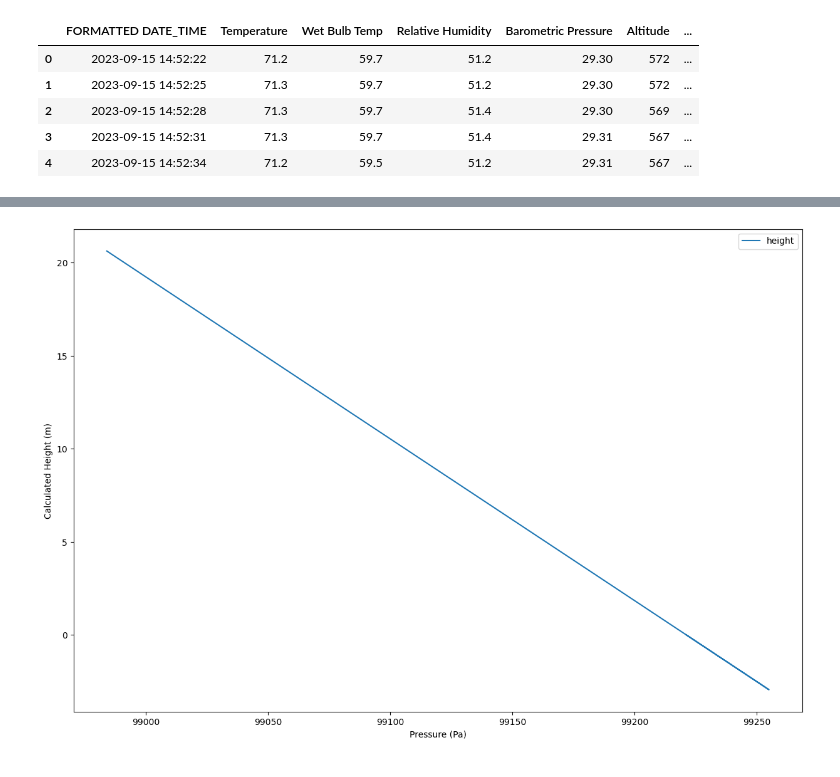
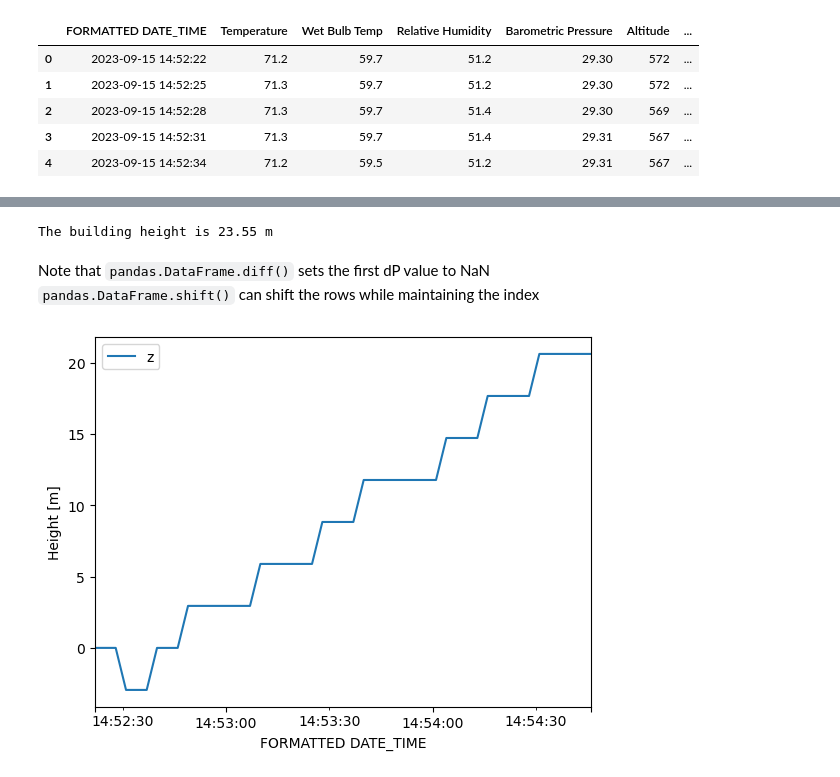
Before and after one commit to match798/G690, a Jupyter notebook: 04_digging_further_into_data_wrangling/04_estimating_building_height.ipynb, the cells around one changed output, grey strips where cells are left out. Drawn from its saved outputs; the diff is of its cells as text; code cells hidden in the pictures.

Commit message:
reorganize the cells and correct errors in exercise 04

```diff
--- a/04_digging_further_into_data_wrangling/04_estimating_building_height.ipynb
+++ b/04_digging_further_into_data_wrangling/04_estimating_building_height.ipynb
@@ -52,8 +54,9 @@ import matplotlib.pyplot as plt
 # %%
-# open weather measurement file
+""" Read weather measurement file """
 file_path = "WEATHER_-_2414786_Sep_15_2023_2_54_46_PM.csv"
-weather_df = pd.read_csv(file_path, skiprows=[0, 1, 2, 4], header=0, usecols=range(0,16), parse_dates=[0])
-weather_df.head()
+
+kestrel_df = pd.read_csv(file_path, skiprows=[0, 1, 2, 4], header=0, usecols=range(0,16), parse_dates=[0])
+kestrel_df.head()
 # %% [output]
 |  | FORMATTED DATE_TIME | Temperature | Wet Bulb Temp | Relative Humidity | Barometric Pressure | Altitude | ... |
 | 0 | 2023-09-15 14:52:22 | 71.2 | 59.7 | 51.2 | 29.30 | 572 | ... |
@@ -105,9 +117,60 @@ weather_df['height'] = weather_df['h_diff'].cumsum()
+# %%
+""" Estimate building height by using the min and max temperature and air pressure.
+Credit: 04_estimating_building_height_SOLUTION_with_error.ipynb """
+
+# set variables
+T = kestrel_df['Temperature'].mean() # F
+P = kestrel_df['Station Pressure'].mean() # inHg
+Pmin = kestrel_df['Station Pressure'].min() # inHg
+Pmax = kestrel_df['Station Pressure'].max() # inHg
+
+# convert units
+T = 273.15 + ((T - 32.0) * (5.0/9.0))  # K
+P /= 0.00029530  # Pa
+Pmin /= 0.00029530  # Pa
+Pmax /= 0.00029530  # Pa
+
+# calculate the change in height
+dP = Pmin - Pmax
+dz = -(Rd*T/g) * (dP/P)
+
+print(f"The building height is {dz:2.2f} m")
+# %% [output]
+The building height is 23.55 m
+# %%
+""" Estimate height by numerical integration """
+# Convert units to metrics
+kestrel_df['T_K'] = 273.15 + ((kestrel_df['Temperature'] - 32.0) * (5.0/9.0))
+kestrel_df['P_Pa'] = kestrel_df['Station Pressure']/0.00029530
+
+# calcualte the changes in station pressure (same length)
+kestrel_df['dP'] = kestrel_df['P_Pa'].diff()
+""" Correction: alter the value directly on the original dataframe rather than the column slice which is a view"""
+# set the first value to zero
+kestrel_df.at[0, 'dP'] = 0
+
+""" Correction: this sum is based on index but not length, so it's wrong.
+kestrel_df['P'] = 0.5*(kestrel_df['P_Pa'].iloc[1:] + kestrel_df['P_Pa'].iloc[:-1])
+index need to be reset before the sum """
+# calcualte the average pressure between pairs (length -1)
+kestrel_df['P'] = 0.5 * (kestrel_df["P_Pa"] + kestrel_df["P_Pa"].shift(1))
+# set the first value to be the same as first measurement (no average)
+kestrel_df.loc[0, 'P'] = kestrel_df['P_Pa'][0]
+
+# calcualte the changes in height
+kestrel_df['dz'] = -(Rd*kestrel_df['T_K']/g) * (kestrel_df['dP']/kestrel_df['P'])
+
+# calculate the cumulative changes in height
+kestrel_df['z'] = kestrel_df['dz'].cumsum()
+# %% [markdown]
+Note that `pandas.DataFrame.diff()` sets the first dP value to NaN
+`pandas.DataFrame.shift()` can shift the rows while maintaining the index
 # %%
-# plot the relationship between changes in pressure and height
-fig, ax = plt.subplots(figsize=(15,10))
-weather_df.plot(x='Pressure_Pa', y='height', ax = ax)
-ax.set_xlabel("Pressure (Pa)")
-ax.set_ylabel("Calculated Height (m)")
+""" plot the changes in height """
+fig, ax = plt.subplots()
+kestrel_df.plot(x='FORMATTED DATE_TIME', y='z', ax=ax)
+# no need to set xlabel when it is type of datetime
+ax.set_ylabel("Height [m]")
 plt.show()
 # %% [output]
-[figure, old version]
+[figure, new version]
```
Also changed, not shown: parts of 12 cells of this notebook.
